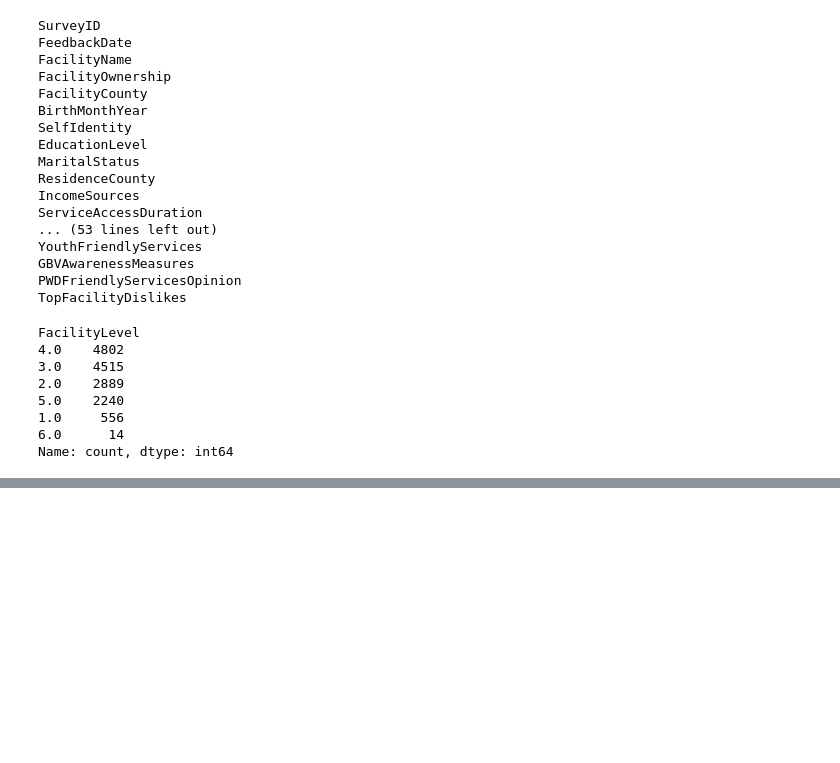
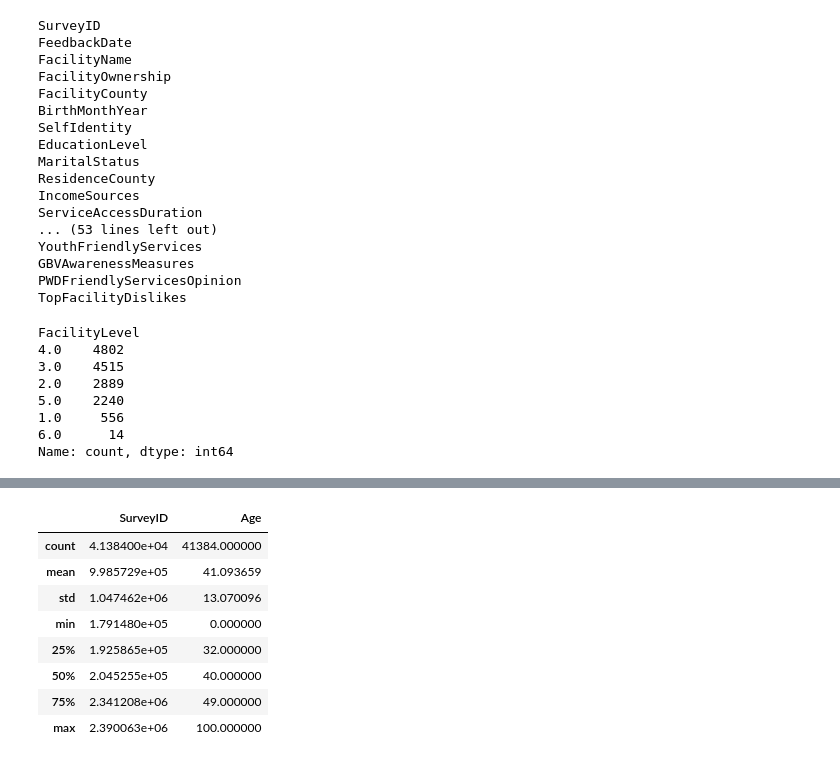
Before and after one commit to ogambamaria/clm_app, a Jupyter notebook: clm_app.ipynb, the cells around one changed output, grey strips where cells are left out. Cells and saved outputs as stored; diff of their text form; code cells hidden in the pictures; blank space fills up the shorter version.

```diff
--- a/clm_app.ipynb
+++ b/clm_app.ipynb
@@ -305,0 +497,13 @@ fig.show()
+# %%
+# General descriptive statistics
+data.describe()
+# %% [output]
+|  | SurveyID | Age |
+| count | 4.138400e+04 | 41384.000000 |
+| mean | 9.985729e+05 | 41.093659 |
+| std | 1.047462e+06 | 13.070096 |
+| min | 1.791480e+05 | 0.000000 |
+| 25% | 1.925865e+05 | 32.000000 |
+| 50% | 2.045255e+05 | 40.000000 |
+| 75% | 2.341208e+06 | 49.000000 |
+| max | 2.390063e+06 | 100.000000 |
```
Also changed, not shown: parts of 21 cells of this notebook, 8 other files.
